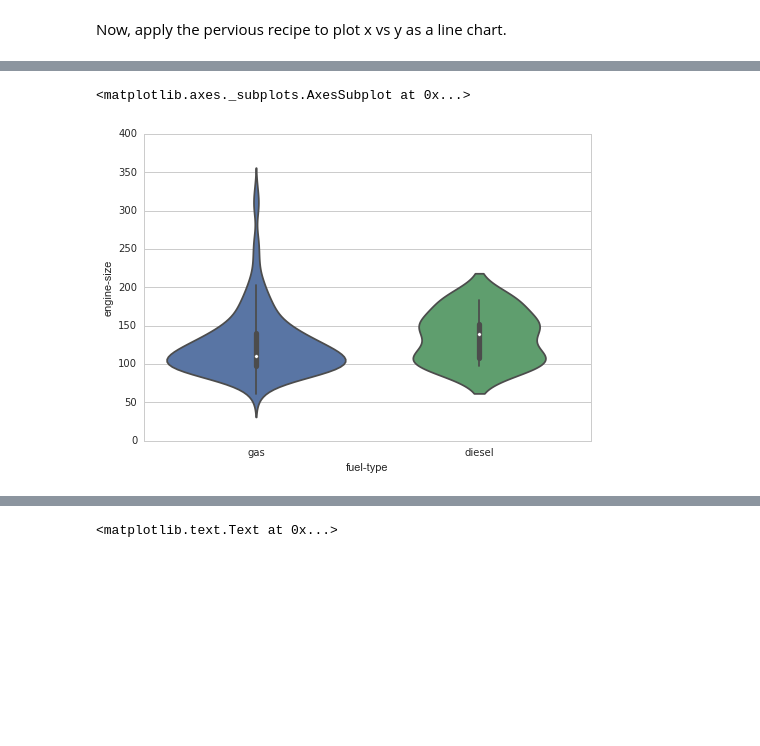
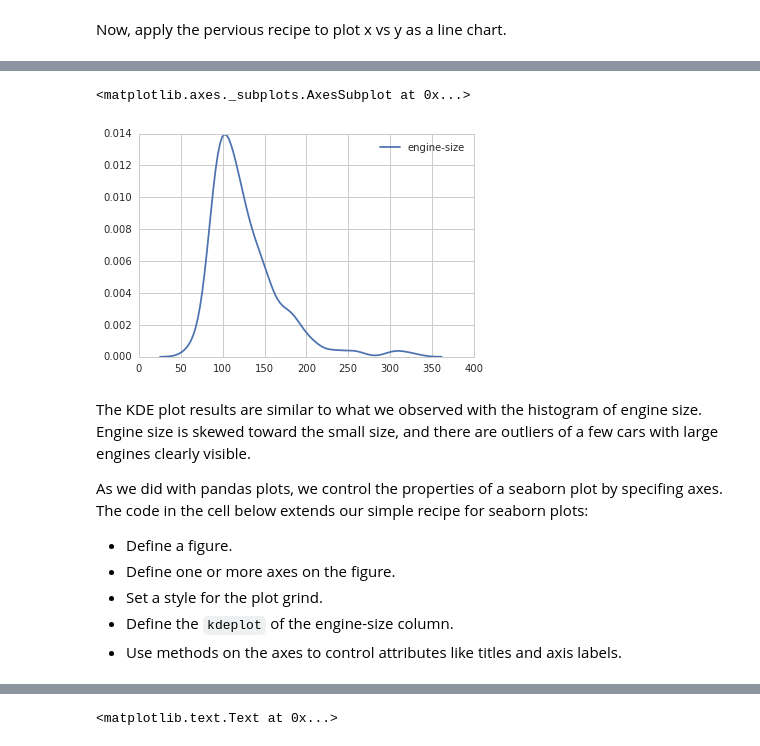
Before and after one commit to Quantia-Analytics/DyDataSF2016Visualization, a Jupyter notebook: LearningDataVisualization.ipynb, the cells around one changed output, grey strips where cells are left out. Saved outputs shown, nothing was run; the diff lists cells and outputs as text; code cells hidden in the pictures; blank space fills up the shorter version.

```diff
--- a/LearningDataVisualization.ipynb
+++ b/LearningDataVisualization.ipynb
@@ -250,7 +303,17 @@ ax.set_ylabel('Engine size')# Set text for y axis
 # %%
 import seaborn as sns
 sns.set_style("whitegrid")
-sns.violinplot(data = auto_prices, x = 'fuel-type', y = 'engine-size')
+sns.kdeplot(auto_prices['engine-size'])
 # %% [output]
 <matplotlib.axes._subplots.AxesSubplot at 0x...>
-[figure, old version]
+[figure, new version]
+# %% [markdown]
+The KDE plot results are similar to what we observed with the histogram of engine size. Engine size is skewed toward the small size, and there are outliers of a few cars with large engines clearly visible.
+
+As we did with pandas plots, we control the properties of a seaborn plot by specifing axes. The code in the cell below extends our simple recipe for seaborn plots:
+
+- Define a figure.
+- Define one or more axes on the figure.
+- Set a style for the plot grind.
+- Define the ``kdeplot`` of the engine-size column.
+- Use methods on the axes to control attributes like titles and axis labels.
```
Also changed, not shown: parts of 67 cells of this notebook.
